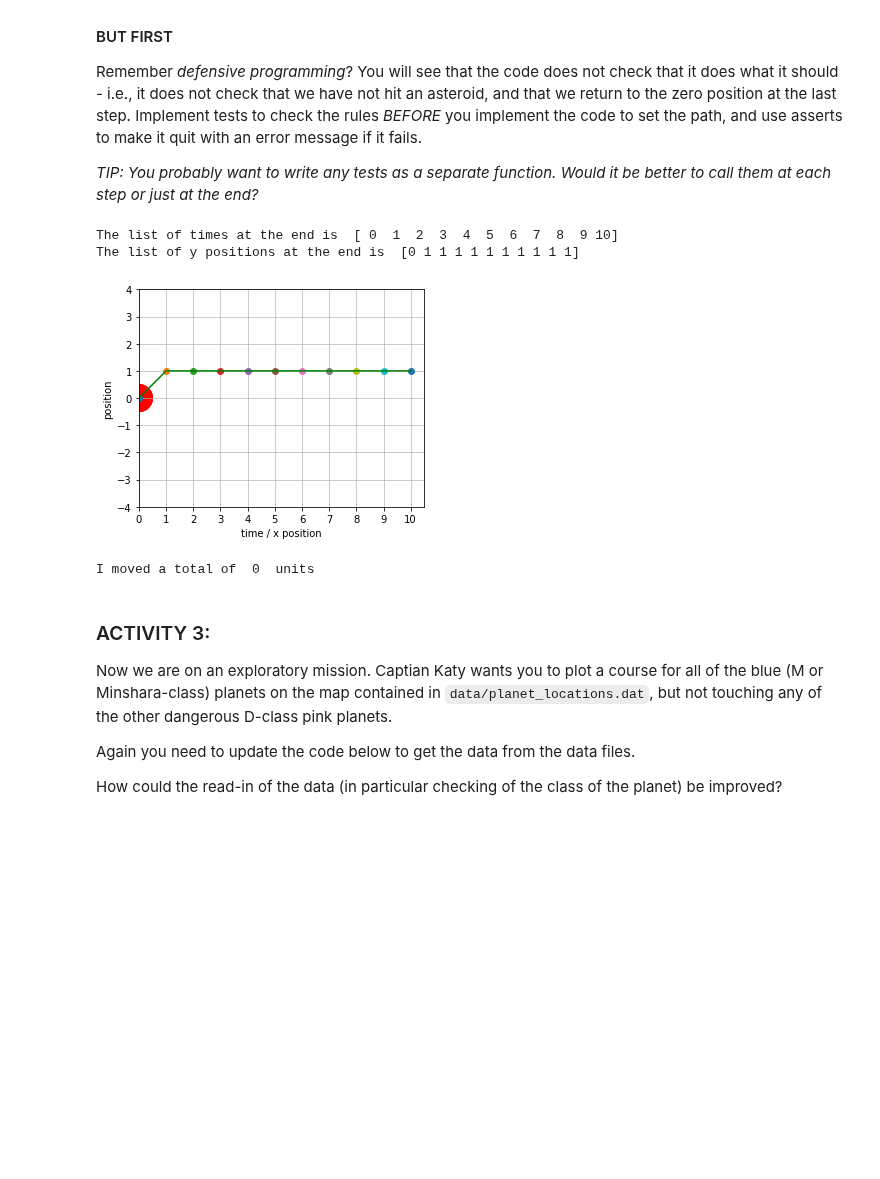
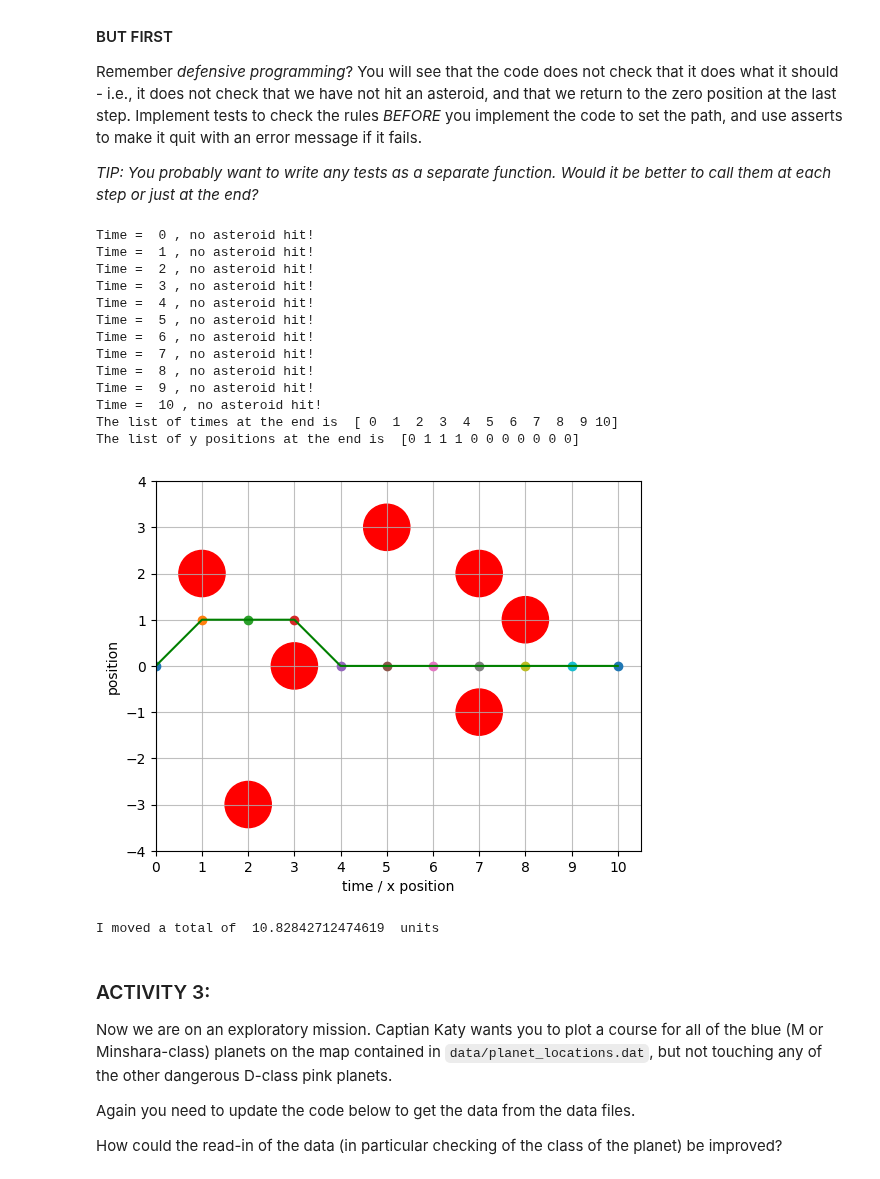
Before and after one commit to KAClough/TopicsInSciComp, a Jupyter notebook: Notebooks/Week2_LabExercises.ipynb, the cells around one changed output. Cells and saved outputs as stored; diff of their text form; code cells hidden in the pictures; blank space fills up the shorter version.

Commit message:
Updated asteroid hit model

```diff
--- a/Notebooks/Week2_LabExercises.ipynb
+++ b/Notebooks/Week2_LabExercises.ipynb
@@ -35,7 +35,8 @@ def plot_asteroid_field(ax) :
 
     # Mark the asteroid positions onto the plot - read in the data from data/asteroid_locations.dat
     # HINT: the function you need is called loadtxt
-    asteroid_locations= np.array([[0,0], [0,0]]) # UPDATE ME!
+    data_loc = 'data/asteroid_locations.dat'
+    asteroid_locations = np.loadtxt(data_loc)  # UPDATE ME!
     for location in asteroid_locations :
         circle=plt.Circle(location, 0.5 , color='r')
         ax.add_artist(circle)
@@ -52,10 +53,12 @@ plt.show()
 # set up a list to store the times and positions
 list_of_times = np.array([0, 1, 2, 3, 4, 5, 6, 7, 8, 9, 10])
 list_of_y_positions = np.zeros_like(list_of_times)
+list_of_asteroids = np.loadtxt('data/asteroid_locations.dat')
 
 # print off the initial values of the times and positions
 print("The list of times at the start is ", list_of_times)
 print("The list of y positions at the start is ", list_of_y_positions)
+print ("The co-ordinates of centre of the asteroids are", list_of_asteroids)
 # %% [output]
 The list of times at the start is  [ 0  1  2  3  4  5  6  7  8  9 10]
 The list of y positions at the start is  [0 0 0 0 0 0 0 0 0 0 0]
@@ -78,6 +88,17 @@ RULES:
 Remember *defensive programming*? You will see that the code does not check that it does what it should - i.e., it does not check that we have not hit an asteroid, and that we return to the zero position at the last step. Implement tests to check the rules _BEFORE_ you implement the code to set the path, and use asserts to make it quit with an error message if it fails.
 
 *TIP: You probably want to write any tests as a separate function. Would it be better to call them at each step or just at the end?*
+# %%
+def is_asteroid_hit(index, time_now, list_of_asteroids, list_of_y_positions, radius_of_asteroids=0.5) :
+
+    times_of_asteroids = list_of_asteroids[:, 0]
+    # check if there is an asteroid at time_now, if not then we're fine!
+    if any(times_of_asteroids == time_now) :
+        loc_of_asteroids_now = list_of_asteroids[(times_of_asteroids == time_now), 1]
+        y_now = list_of_y_positions[index]
+        for loc_asteroid in loc_of_asteroids_now :
+            if (loc_asteroid - radius_of_asteroids <= y_now) & (loc_asteroid + radius_of_asteroids >= y_now) :
+                return True
 # %%
 # Plot again the asteroid field, so that we can plot the path on top of it
 # plt.ion() # Make the plotting interactive so we can update the path as we fly
@@ -93,47 +114,77 @@ for index, time_now in enumerate(list_of_times) :
     # start with time is zero, we start at position 0
     if time_now == 0 :
         list_of_y_positions[index] = 0
-
+        if is_asteroid_hit(index, time_now, list_of_asteroids, list_of_y_positions) :
+            print("Time = ", time_now, ", asteroid hit! BOOM!!!")
+        else:
+            print("Time = ", time_now, ", no asteroid hit!")
     # alternative option denoted by 'elif' (= else if)
     # ie, if the time is between 1 and 3
     elif (time_now > 0 and time_now < 2) :
         step_size = 1
         # moving y position by the step size
         list_of_y_positions[index] = list_of_y_positions[index - 1] + step_size
-
+        if is_asteroid_hit(index, time_now, list_of_asteroids, list_of_y_positions) :
+            print("Time = ", time_now, ", asteroid hit! BOOM!!!")
+        else:
+            print("Time = ", time_now, ", no asteroid hit!")
     # UPDATE ME!
     # Add more else if options here to cover all the times you need to move the ship
     # (Try to make this as minimal as possible, rather than writing one elif statement
     # per time step)
 
+    elif (time_now > 3 and time_now < 5) :
+        step_size = 1
+        list_of_y_positions[index] = list_of_y_positions[index - 1] - step_size
+        if is_asteroid_hit(index, time_now, list_of_asteroids, list_of_y_positions) :
+            print("Time = ", time_now, ", asteroid hit! BOOM!!!")
+        else:
+            print("Time = ", time_now, ", no asteroid hit!")
     # finally, give the default option for all other cases using 'else'
     else :
         # nothing happens at other times
         step_size = 0
         # moving y position by the step size
         list_of_y_positions[index] = list_of_y_positions[index - 1] + step_size
+        if is_asteroid_hit(index, time_now, list_of_asteroids, list_of_y_positions) :
+            print("Time = ", time_now, ", asteroid hit! BOOM!!!")
+        else:
+            print("Time = ", time_now, ", no asteroid hit!")
 
     position_now = list_of_y_positions[index]
     plt.plot(time_now, position_now, 'o')
     #plt.pause(0.3) # This pause just slows down the plotting so it looks nicer
 
 print("The list of times at the end is ", list_of_times)
 print("The list of y positions at the end is ", list_of_y_positions)
 
 plt.plot(list_of_times, list_of_y_positions, 'g-')
 plt.show()
 
 # Uncomment to save the figure
 # plt.savefig("flight_path.png")
 
 # Print out some information
-total_distance_moved = 0 # UPDATE ME!
+list_of_y_distances = np.sqrt(2) * np.abs(np.diff(list_of_y_positions)) # if there was a step change, the distance is sqrt(2)
+list_of_y_distances[list_of_y_distances == 0] = 1 # otherwise the distance is 1
+total_distance_moved = np.sum(list_of_y_distances) # UPDATE ME!
 print("I moved a total of ", total_distance_moved, " units")
 # %% [output]
+Time =  0 , no asteroid hit!
+Time =  1 , no asteroid hit!
+Time =  2 , no asteroid hit!
+Time =  3 , no asteroid hit!
+Time =  4 , no asteroid hit!
+Time =  5 , no asteroid hit!
+Time =  6 , no asteroid hit!
+Time =  7 , no asteroid hit!
+Time =  8 , no asteroid hit!
+Time =  9 , no asteroid hit!
+Time =  10 , no asteroid hit!
 The list of times at the end is  [ 0  1  2  3  4  5  6  7  8  9 10]
-The list of y positions at the end is  [0 1 1 1 1 1 1 1 1 1 1]
+The list of y positions at the end is  [0 1 1 1 0 0 0 0 0 0 0]
-[figure, old version]
+[figure, new version]
-I moved a total of  0  units
+I moved a total of  10.82842712474619  units
 # %% [markdown]
 ### ACTIVITY 3:
 
```
Also changed, not shown: parts of 2 cells of this notebook, 1 other file.
